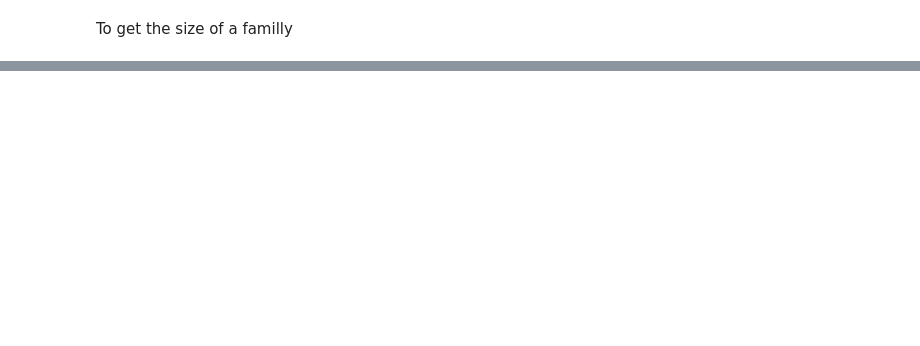
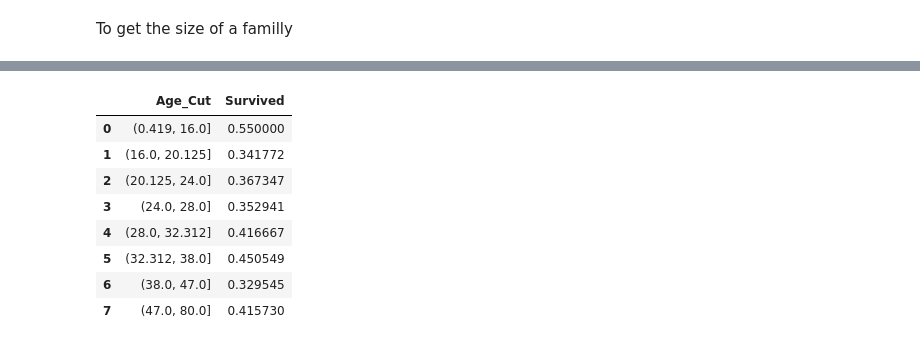
Before and after one commit to esther-deba/Titanic---Machine-Learning-from-Disaster, a Jupyter notebook: TitanicML.ipynb, the cells around one changed output, grey strips where cells are left out. Drawn from its saved outputs; the diff is of its cells as text; code cells hidden in the pictures; blank space fills up the shorter version.

```diff
--- a/TitanicML.ipynb
+++ b/TitanicML.ipynb
@@ -83,0 +189,3 @@ train_df.groupby(['Embarked'], as_index=False)['Survived'].mean()
+# %%
+train_df['Age_Cut'] = pd.qcut(train_df['Age'],8)
+test_df['Age_Cut'] = pd.qcut(test_df['Age'],8)
@@ -83,0 +201,12 @@ train_df.groupby(['Embarked'], as_index=False)['Survived'].mean()
+# %%
+train_df.groupby(['Age_Cut'], as_index=False)['Survived'].mean()
+# %% [output]
+|  | Age_Cut | Survived |
+| 0 | (0.419, 16.0] | 0.550000 |
+| 1 | (16.0, 20.125] | 0.341772 |
+| 2 | (20.125, 24.0] | 0.367347 |
+| 3 | (24.0, 28.0] | 0.352941 |
+| 4 | (28.0, 32.312] | 0.416667 |
+| 5 | (32.312, 38.0] | 0.450549 |
+| 6 | (38.0, 47.0] | 0.329545 |
+| 7 | (47.0, 80.0] | 0.415730 |
```
Also changed, not shown: parts of 17 cells of this notebook.
